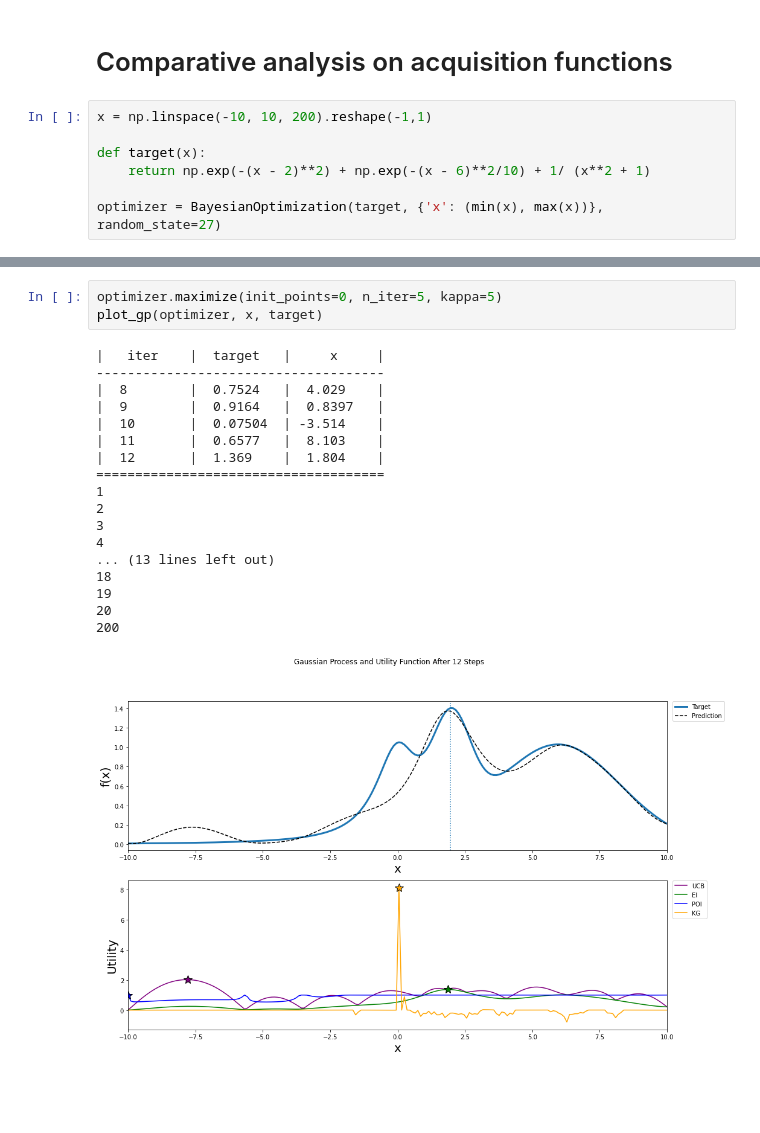
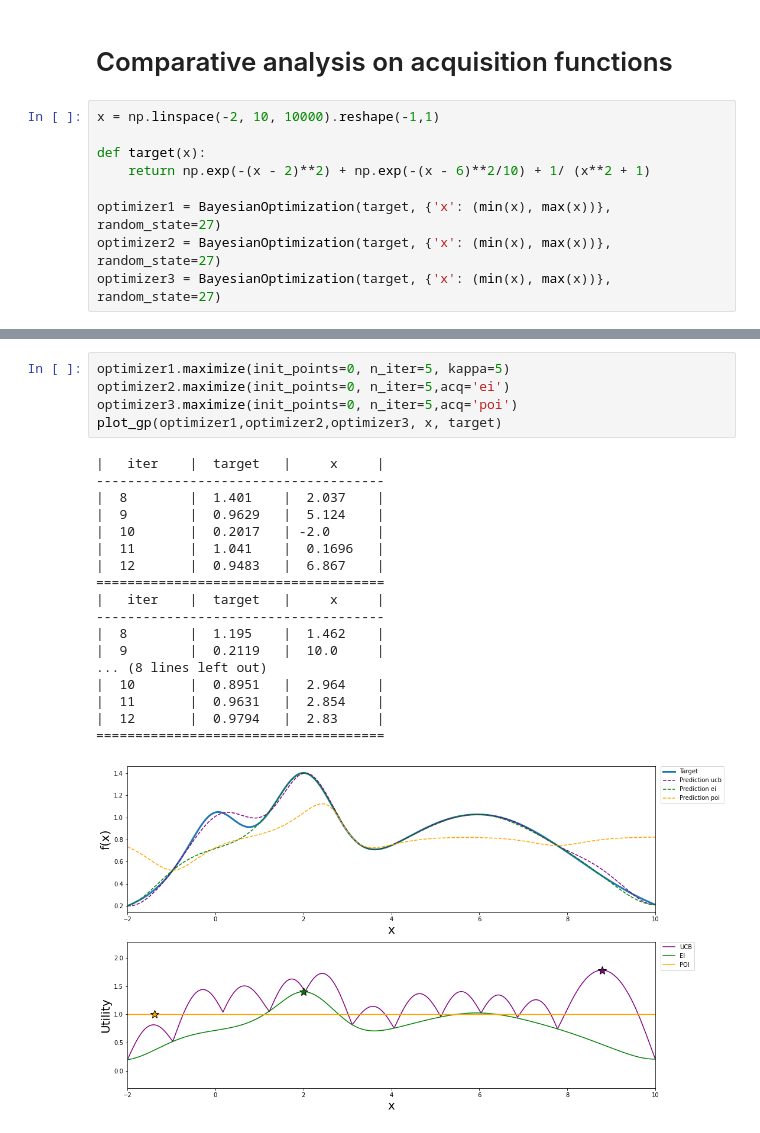
Before and after one commit to MartinaGaravaglia/BayesianOptimization, a Jupyter notebook: examples/plot_acq_func_examples.ipynb, the cells around one changed output, grey strips where cells are left out. Saved outputs shown, nothing was run; the diff lists cells and outputs as text; blank space fills up the shorter version.

```diff
--- a/examples/plot_acq_func_examples.ipynb
+++ b/examples/plot_acq_func_examples.ipynb
@@ -20,10 +20,12 @@ from scipy.optimize import minimize
 # %% [markdown]
 # Comparative analysis on acquisition functions
 # %%
-x = np.linspace(-10, 10, 200).reshape(-1,1)
+x = np.linspace(-2, 10, 10000).reshape(-1,1)
 
 def target(x):
     return np.exp(-(x - 2)**2) + np.exp(-(x - 6)**2/10) + 1/ (x**2 + 1)
 
-optimizer = BayesianOptimization(target, {'x': (min(x), max(x))}, random_state=27)
+optimizer1 = BayesianOptimization(target, {'x': (min(x), max(x))}, random_state=27)
+optimizer2 = BayesianOptimization(target, {'x': (min(x), max(x))}, random_state=27)
+optimizer3 = BayesianOptimization(target, {'x': (min(x), max(x))}, random_state=27)
 # %%
@@ -82,22 +77,24 @@ plot_gp(optimizer, x, target)
 # %%
-optimizer.maximize(init_points=0, n_iter=5, kappa=5)
-plot_gp(optimizer, x, target)
+optimizer1.maximize(init_points=0, n_iter=5, kappa=5)
+optimizer2.maximize(init_points=0, n_iter=5,acq='ei')
+optimizer3.maximize(init_points=0, n_iter=5,acq='poi')
+plot_gp(optimizer1,optimizer2,optimizer3, x, target)
 # %% [output]
 |   iter    |  target   |     x     |
 -------------------------------------
-|  8        |  0.7524   |  4.029    |
-|  9        |  0.9164   |  0.8397   |
-|  10       |  0.07504  | -3.514    |
-|  11       |  0.6577   |  8.103    |
-|  12       |  1.369    |  1.804    |
+|  8        |  1.401    |  2.037    |
+|  9        |  0.9629   |  5.124    |
+|  10       |  0.2017   | -2.0      |
+|  11       |  1.041    |  0.1696   |
+|  12       |  0.9483   |  6.867    |
 =====================================
-1
-2
-3
-4
-... (13 lines left out)
-18
-19
-20
-200
+|   iter    |  target   |     x     |
+-------------------------------------
+|  8        |  1.195    |  1.462    |
+|  9        |  0.2119   |  10.0     |
+... (8 lines left out)
+|  10       |  0.8951   |  2.964    |
+|  11       |  0.9631   |  2.854    |
+|  12       |  0.9794   |  2.83     |
+=====================================
-[figure, old version]
+[figure, new version]
```
Also changed, not shown: parts of 7 cells of this notebook, 1 other file.
